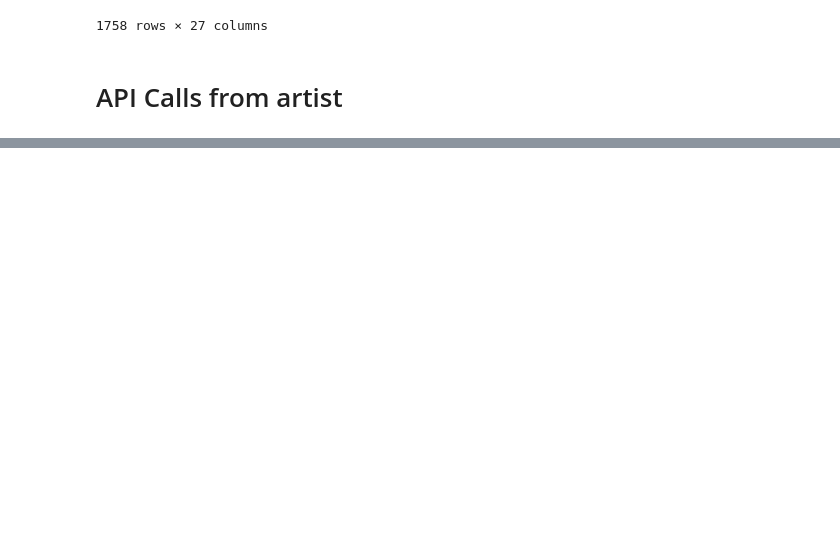
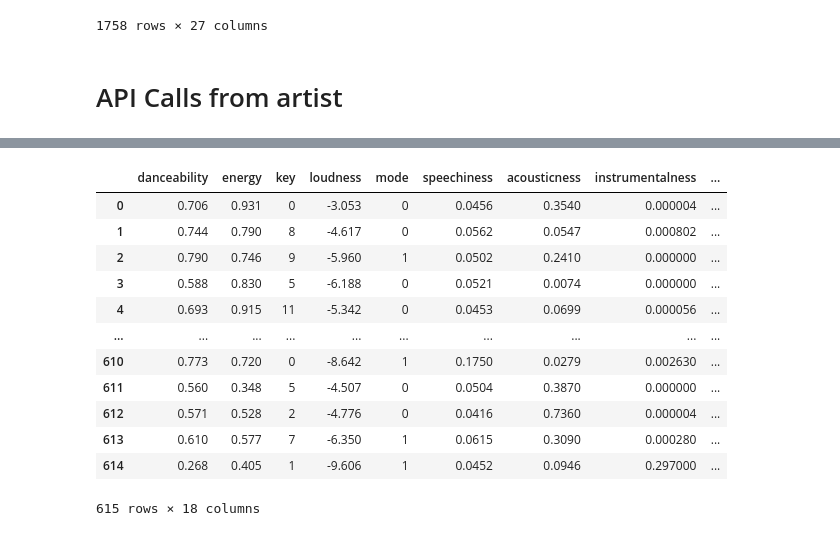
Before and after one commit to zarialevi/ClassifyingMusic, a Jupyter notebook: spotify_tests_clean.ipynb, the cells around one changed output, grey strips where cells are left out. Drawn from its saved outputs; the diff is of its cells as text; code cells hidden in the pictures; blank space fills up the shorter version.

```diff
--- a/spotify_tests_clean.ipynb
+++ b/spotify_tests_clean.ipynb
@@ -339,0 +390,2 @@ artists_edit.append(re.sub('\s+', '%20', artist))
+# %%
+random_df = get_tracks_from_playlist(plays)
@@ -339,0 +480,16 @@ artists_edit.append(re.sub('\s+', '%20', artist))
+# %%
+ff
+# %% [output]
+|  | danceability | energy | key | loudness | mode | speechiness | acousticness | instrumentalness | ... |
+| 0 | 0.706 | 0.931 | 0 | -3.053 | 0 | 0.0456 | 0.3540 | 0.000004 | ... |
+| 1 | 0.744 | 0.790 | 8 | -4.617 | 0 | 0.0562 | 0.0547 | 0.000802 | ... |
+| 2 | 0.790 | 0.746 | 9 | -5.960 | 1 | 0.0502 | 0.2410 | 0.000000 | ... |
+| 3 | 0.588 | 0.830 | 5 | -6.188 | 0 | 0.0521 | 0.0074 | 0.000000 | ... |
+| 4 | 0.693 | 0.915 | 11 | -5.342 | 0 | 0.0453 | 0.0699 | 0.000056 | ... |
+| ... | ... | ... | ... | ... | ... | ... | ... | ... | ... |
+| 610 | 0.773 | 0.720 | 0 | -8.642 | 1 | 0.1750 | 0.0279 | 0.002630 | ... |
+| 611 | 0.560 | 0.348 | 5 | -4.507 | 0 | 0.0504 | 0.3870 | 0.000000 | ... |
+| 612 | 0.571 | 0.528 | 2 | -4.776 | 0 | 0.0416 | 0.7360 | 0.000004 | ... |
+| 613 | 0.610 | 0.577 | 7 | -6.350 | 1 | 0.0615 | 0.3090 | 0.000280 | ... |
+| 614 | 0.268 | 0.405 | 1 | -9.606 | 1 | 0.0452 | 0.0946 | 0.297000 | ... |
+615 rows × 18 columns
```
Also changed, not shown: parts of 27 cells of this notebook, 8 other files.
